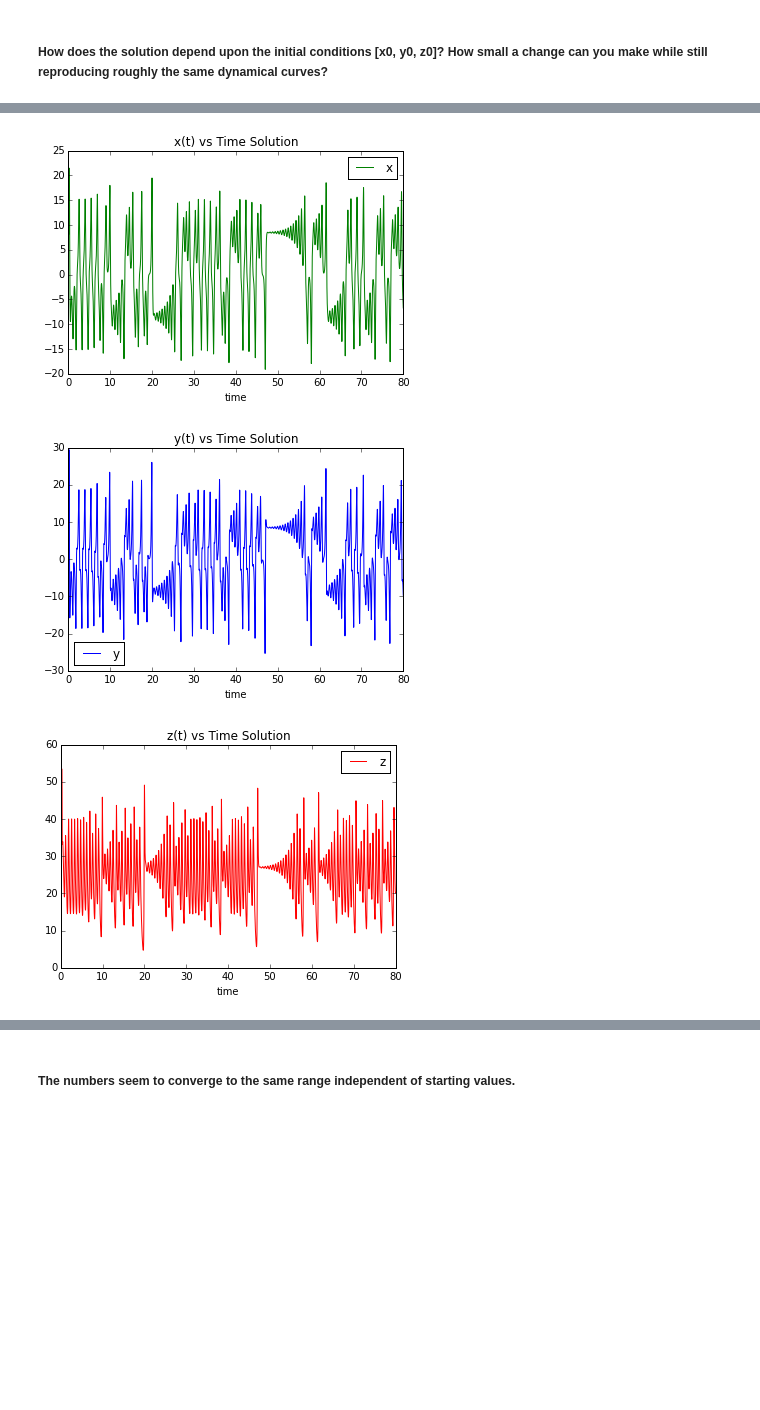
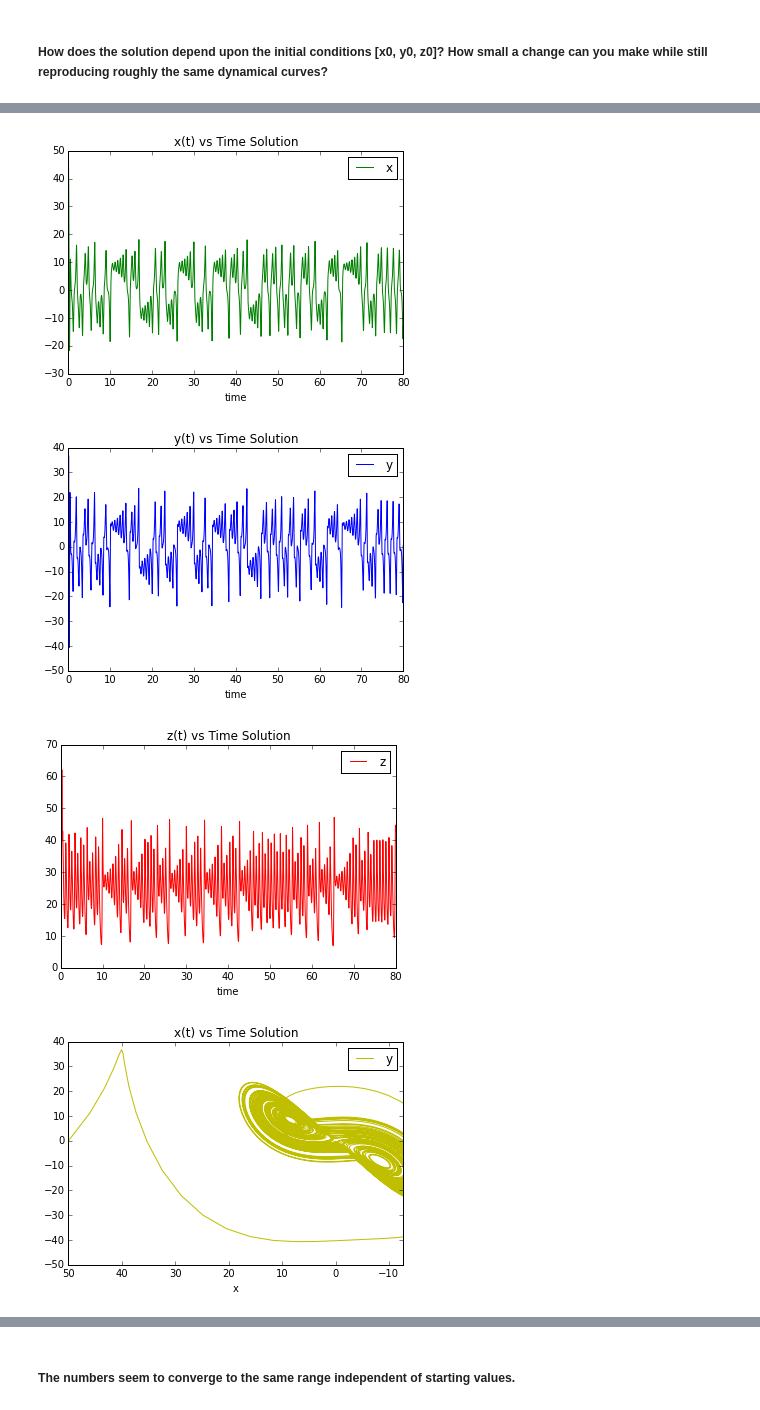
Before and after one commit to justingapper/CS510-Fall2015-Midterm, a Jupyter notebook: ExploreAttractor.ipynb, the cells around one changed output, grey strips where cells are left out. Drawn from its saved outputs; the diff is of its cells as text; code cells hidden in the pictures; blank space fills up the shorter version.

Commit message:
update Explore Attractor

```diff
--- a/ExploreAttractor.ipynb
+++ b/ExploreAttractor.ipynb
@@ -63,10 +78,14 @@ atr.plotz()
 # %%
-atr = attractor.Attractor()
-atr.evolve([10,0,0])
-atr.plotx()
-atr.ploty()
-atr.plotz()
+attr = attractor.Attractor()
+attr.evolve([50,0,0],4)
+attr.plotx()
+attr.ploty()
+attr.plotz()
+attr.plotxy()
+attr.plotyz()
+attr.plotzx()
 # %% [output]
-[figure, old version]
+[figure, new version]
-[figure, old version]
+[figure, new version]
-[figure, old version]
+[figure, new version]
+[figure, added]
```
Also changed, not shown: parts of 15 cells of this notebook.
